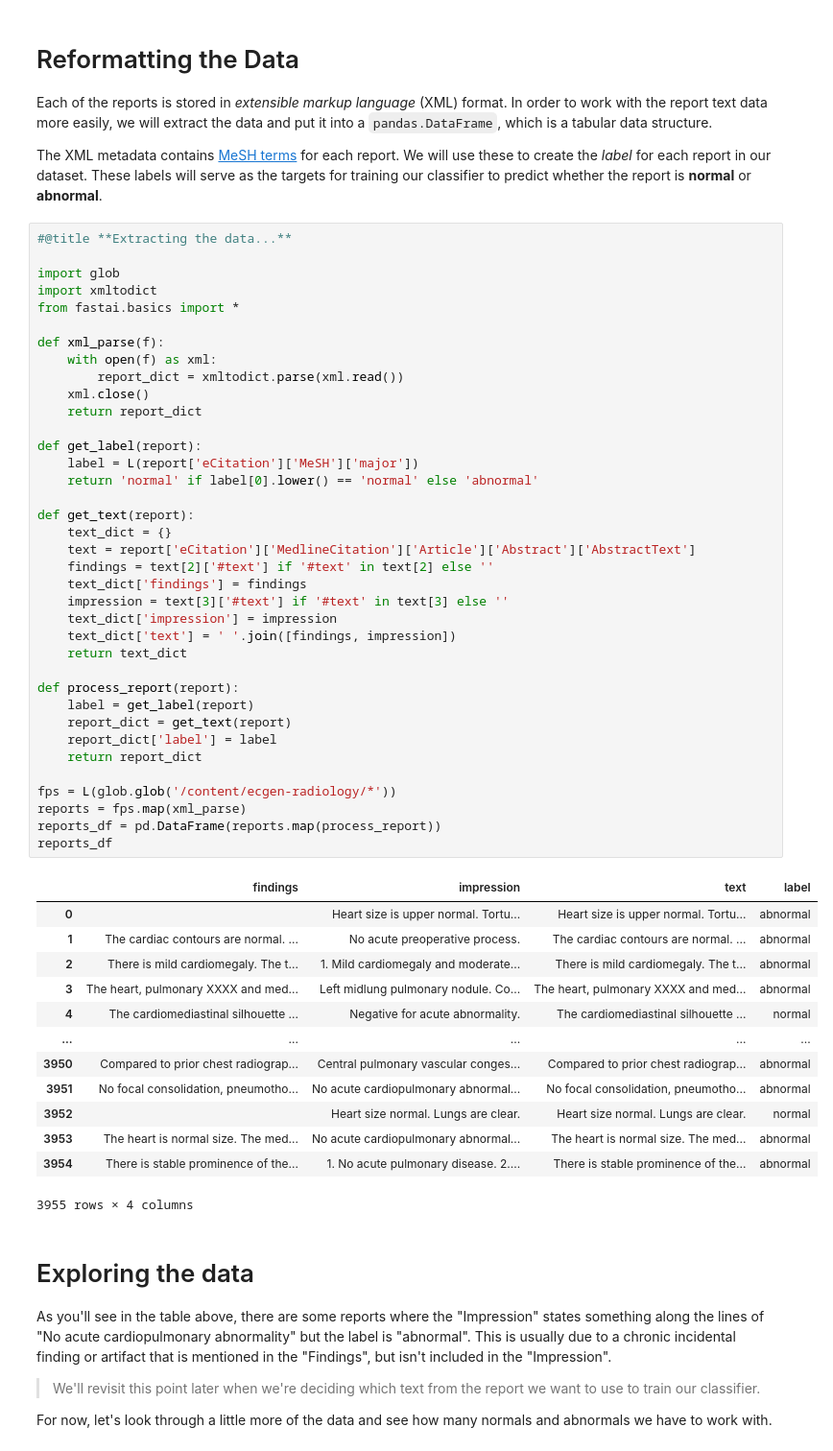
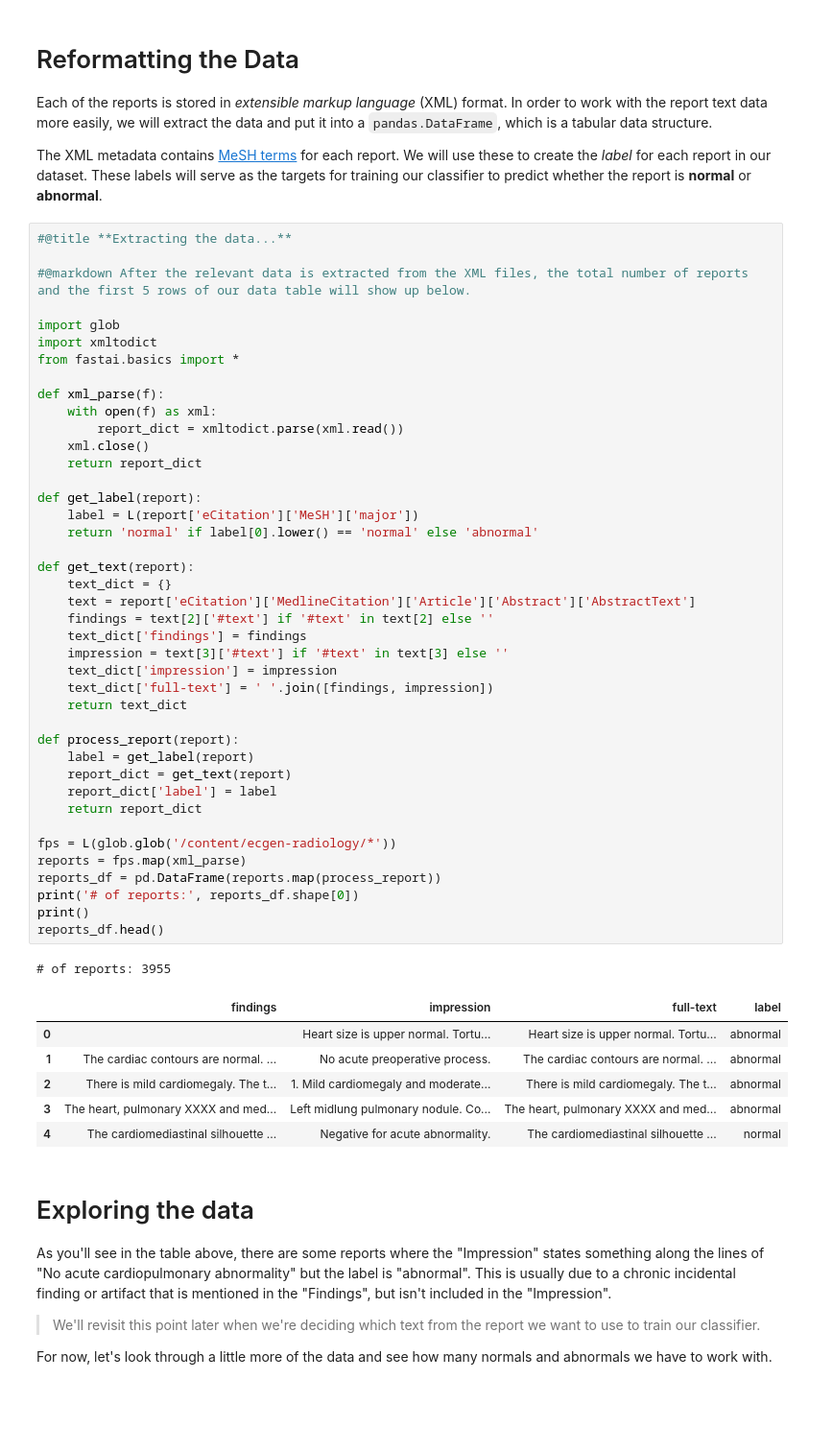
Before and after one commit to wfwiggins/RSNA-NLP-2020, a Jupyter notebook: RSNA20_NLP.ipynb, the cells around one changed output. Shown at 96% size. Saved outputs shown, nothing was run; the diff lists cells and outputs as text; blank space fills up the shorter version.

```diff
--- a/RSNA20_NLP.ipynb
+++ b/RSNA20_NLP.ipynb
@@ -36,6 +36,8 @@ Each of the reports is stored in _extensible markup language_ (XML) format. In o
 The XML metadata contains [MeSH terms](https://www.ncbi.nlm.nih.gov/mesh/) for each report. We will use these to create the _label_ for each report in our dataset. These labels will serve as the targets for training our classifier to predict whether the report is **normal** or **abnormal**.
 # %%
 #@title **Extracting the data...**
+
+#@markdown After the relevant data is extracted from the XML files, the total number of reports and the first 5 rows of our data table will show up below.
 
 import glob
 import xmltodict
@@ -43,48 +45,44 @@ from fastai.basics import *
 
 def xml_parse(f):
     with open(f) as xml:
         report_dict = xmltodict.parse(xml.read())
     xml.close()
     return report_dict
 
 def get_label(report):
     label = L(report['eCitation']['MeSH']['major'])
     return 'normal' if label[0].lower() == 'normal' else 'abnormal'
 
 def get_text(report):
     text_dict = {}
     text = report['eCitation']['MedlineCitation']['Article']['Abstract']['AbstractText']
     findings = text[2]['#text'] if '#text' in text[2] else ''
     text_dict['findings'] = findings
     impression = text[3]['#text'] if '#text' in text[3] else ''
     text_dict['impression'] = impression
-    text_dict['text'] = ' '.join([findings, impression])
+    text_dict['full-text'] = ' '.join([findings, impression])
     return text_dict
 
 def process_report(report):
     label = get_label(report)
     report_dict = get_text(report)
     report_dict['label'] = label
     return report_dict
 
 fps = L(glob.glob('/content/ecgen-radiology/*'))
 reports = fps.map(xml_parse)
 reports_df = pd.DataFrame(reports.map(process_report))
-reports_df
+print('# of reports:', reports_df.shape[0])
+print()
+reports_df.head()
 # %% [output]
+# of reports: 3955
-|  | findings | impression | text | label |
+|  | findings | impression | full-text | label |
 | 0 |  | Heart size is upper normal. Tortu... | Heart size is upper normal. Tortu... | abnormal |
 | 1 | The cardiac contours are normal. ... | No acute preoperative process. | The cardiac contours are normal. ... | abnormal |
 | 2 | There is mild cardiomegaly. The t... | 1. Mild cardiomegaly and moderate... | There is mild cardiomegaly. The t... | abnormal |
 | 3 | The heart, pulmonary XXXX and med... | Left midlung pulmonary nodule. Co... | The heart, pulmonary XXXX and med... | abnormal |
 | 4 | The cardiomediastinal silhouette ... | Negative for acute abnormality. | The cardiomediastinal silhouette ... | normal |
-| ... | ... | ... | ... | ... |
-| 3950 | Compared to prior chest radiograp... | Central pulmonary vascular conges... | Compared to prior chest radiograp... | abnormal |
-| 3951 | No focal consolidation, pneumotho... | No acute cardiopulmonary abnormal... | No focal consolidation, pneumotho... | abnormal |
-| 3952 |  | Heart size normal. Lungs are clear. | Heart size normal. Lungs are clear. | normal |
-| 3953 | The heart is normal size. The med... | No acute cardiopulmonary abnormal... | The heart is normal size. The med... | abnormal |
-| 3954 | There is stable prominence of the... | 1. No acute pulmonary disease. 2.... | There is stable prominence of the... | abnormal |
-3955 rows × 4 columns
 # %% [markdown]
 # Exploring the data
 
```
Also changed, not shown: parts of 28 cells of this notebook.
